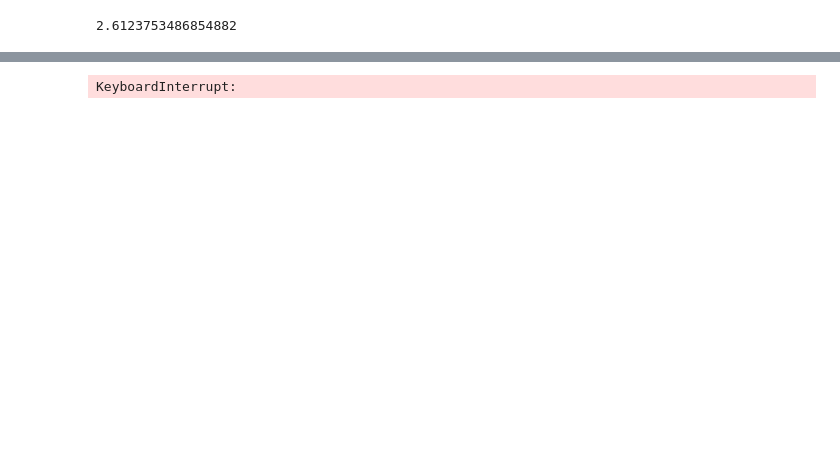
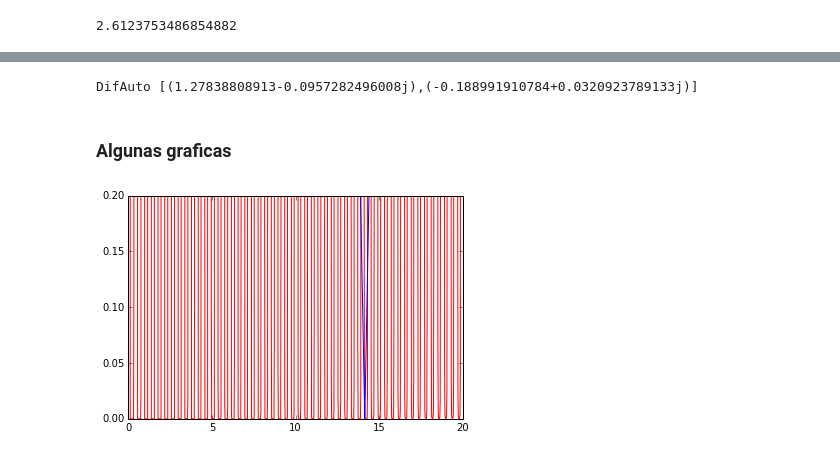
Before and after one commit to davidphysdavalos/ClasePython, a Jupyter notebook: ProyectoFinal/ZetaZeros.ipynb, the cells around one changed output, grey strips where cells are left out. Cells and saved outputs as stored; diff of their text form; code cells hidden in the pictures; blank space fills up the shorter version.

```diff
--- a/ProyectoFinal/ZetaZeros.ipynb
+++ b/ProyectoFinal/ZetaZeros.ipynb
@@ -10,0 +82,3 @@ I=1j
+# %%
+#Lista de primos
+primos=primelist(500000)
@@ -11,3 +87,19 @@ I=1j
+# %%
+def Zmul(x):
+
+    l=primos.shape[0]
+
+    m=1
+
+    zz=(1.0-2.0**(-1.0*x))**(-1.0)
+
+    while m<l:
+
+        zz=(1.0-primos[m]**(-1.0*x))**(-1.0)*zz
+
+        m=m+1.0
+
+    return zz
 # %%
 zeta(1.5,1)
 # %% [output]
@@ -37,4 +119,4 @@ def Z(x):
 # %%
-Z(DifAuto(1,1))
+Zmul(DifAuto(1.5+10.0*I,1.0))
 # %% [output]
-KeyboardInterrupt:
+DifAuto [(1.27838808913-0.0957282496008j),(-0.188991910784+0.0320923789133j)]
@@ -43,2 +123,21 @@ riemanceros = np.array([mp.zetazero(k).imag for k in range(1,500)])
+# %% [markdown]
+### Algunas graficas
+# %%
+x=np.linspace(0.0,20.0,1000)
+y=abs(Zmul(0.5+x*I))
+# %%
+X=np.linspace(0.0,20.0,1000)
+yy=np.array([float(abs(mp.zeta(0.5+xx*I,1))) for xx in X.tolist()])
+# %%
+#En rojo Zmul con 200000 primos y en azul mp.zeta, la formula multiplicativa no da correctamente
+
+plt.figure()
+plt.plot(x,y,'r')
+plt.plot(X,yy)
+plt.ylim(0.0,0.2)
+#plt.xlim(0,5)
+plt.show()
+# %% [output]
+[figure, added]
 # %%
 plt.figure()
```
Also changed, not shown: parts of 28 cells of this notebook, 3 other files.
